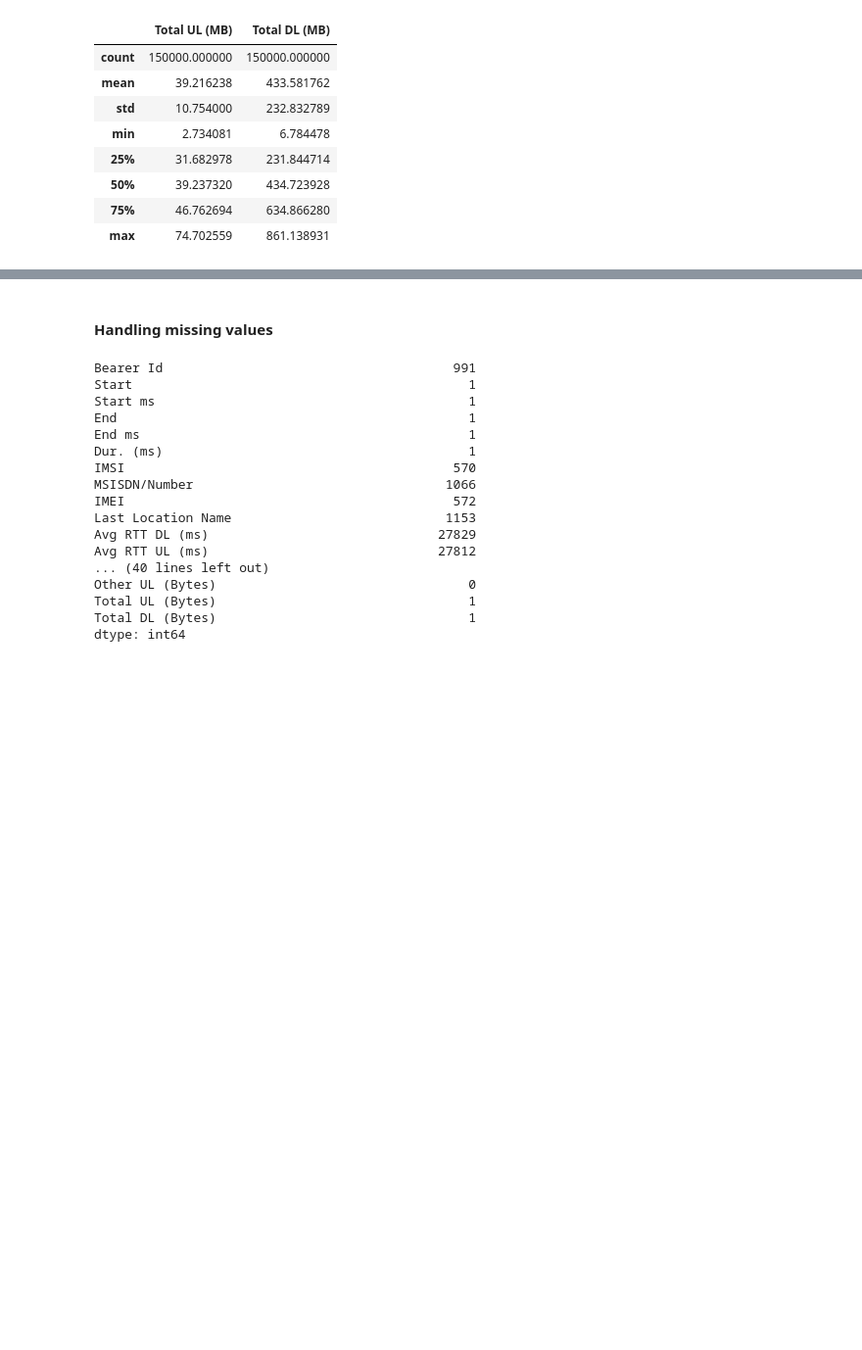
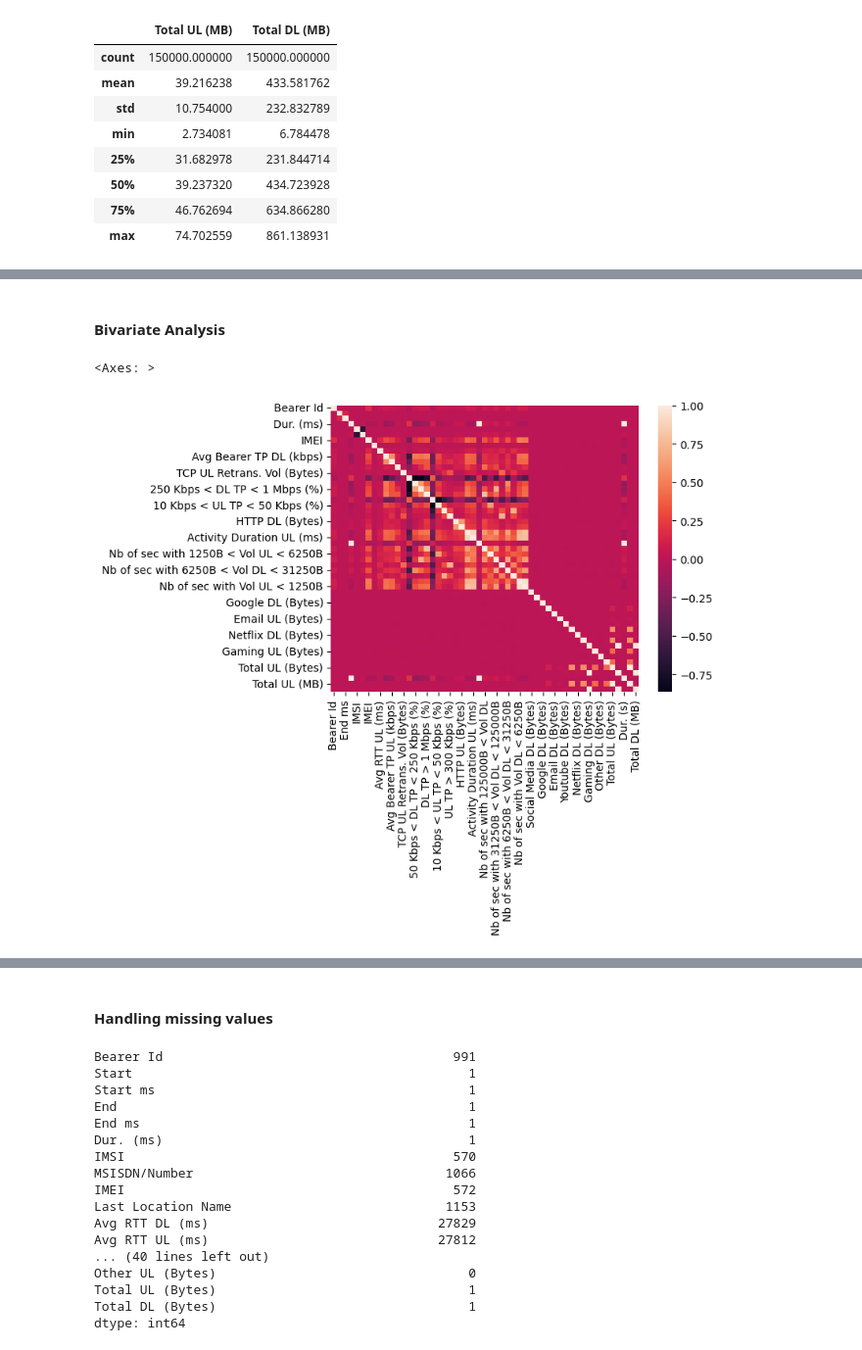
Before and after one commit to Roseco-crs/10Academy_week_1_Telecom_Industry, a Jupyter notebook: code/extract_data.ipynb, the cells around one changed output, grey strips where cells are left out. Shown at 98% size. Drawn from its saved outputs; the diff is of its cells as text; code cells hidden in the pictures; blank space fills up the shorter version.

```diff
--- a/code/extract_data.ipynb
+++ b/code/extract_data.ipynb
@@ -194,0 +213,10 @@ df[['Total UL (MB)', 'Total DL (MB)']].describe()
+# %% [markdown]
+#### Bivariate Analysis
+# %%
+# numeric features
+df_num = df.select_dtypes(exclude='object')
+mat = df_num.corr()
+sns.heatmap(mat)
+# %% [output]
+<Axes: >
+[figure, added]
```
Also changed, not shown: parts of 7 cells of this notebook.
